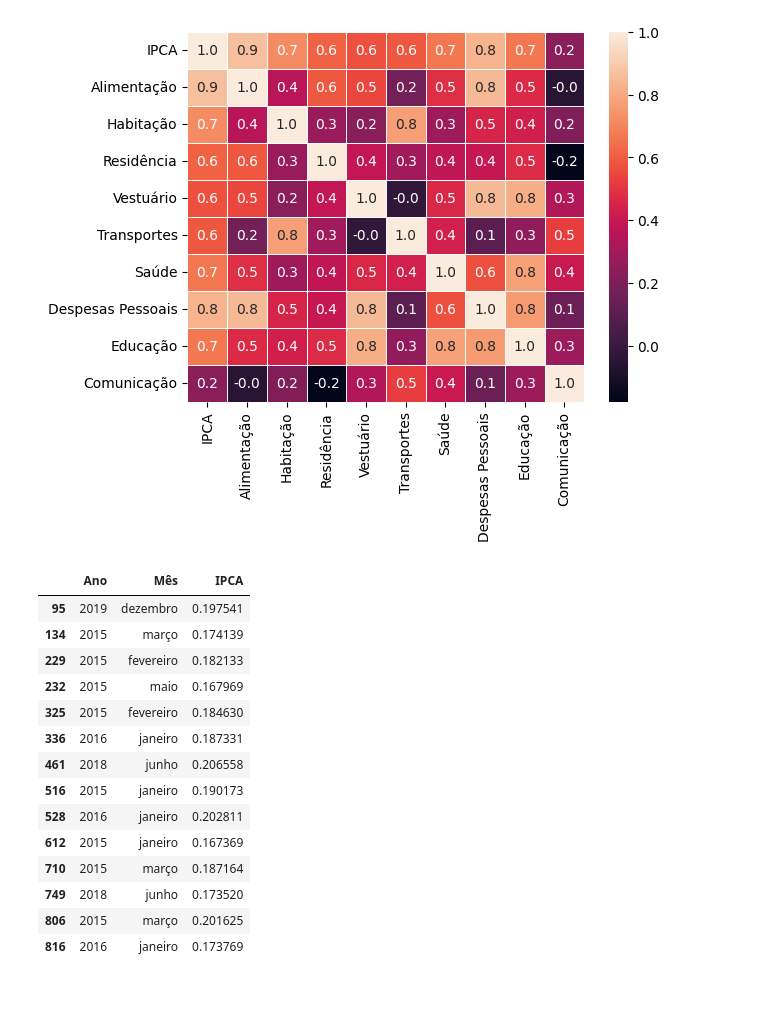
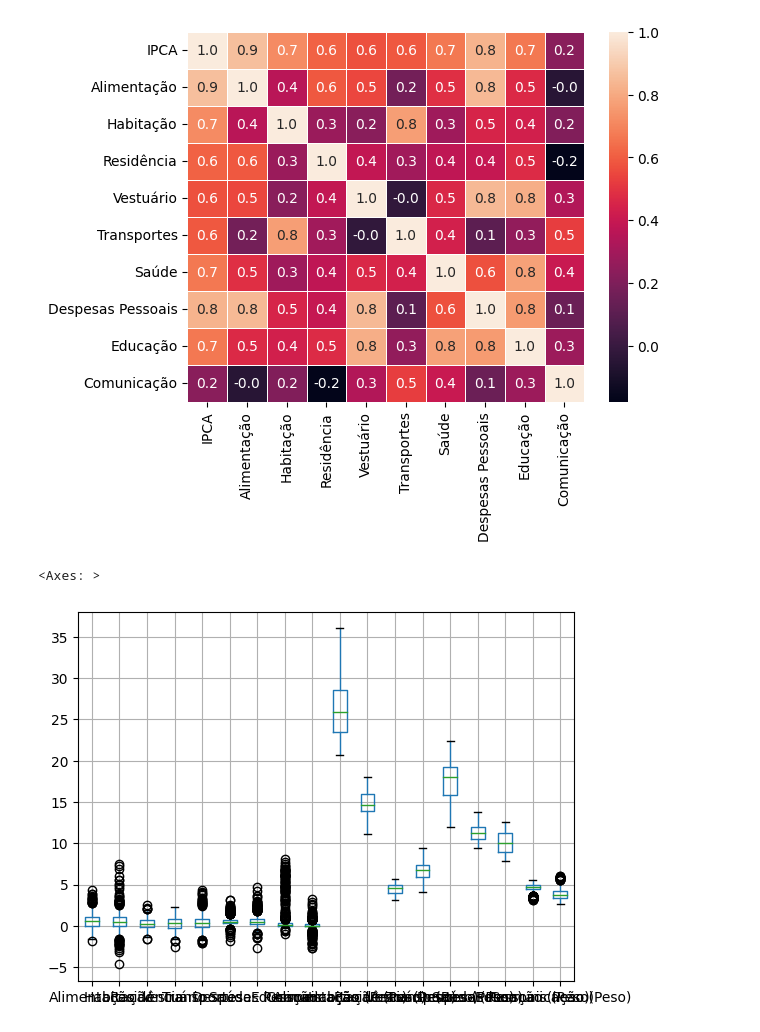
Before and after one commit to masterkey-07/proj-prob-ibge, a Jupyter notebook: notebook.ipynb, the cells around one changed output. Saved outputs shown, nothing was run; the diff lists cells and outputs as text; code cells hidden in the pictures; blank space fills up the shorter version.

```diff
--- a/notebook.ipynb
+++ b/notebook.ipynb
@@ -100,25 +89,15 @@ plot
 # %%
 # sn.lineplot(data=agrupado_ano[['Alimentação', 'IPCA', 'Despesas Pessoais', 'Educação', 'Saúde']].sum())
 # sn.lineplot(data=agrupado_ano[[ 'IPCA', 'Comunicação']].sum())
 
-AIQ = dados['IPCA'].quantile(0.75) - dados['IPCA'].quantile(0.25)
+Coluna = 'Comunicação'
 
-limite_superior = dados['IPCA'].quantile(0.75) + (1.5 * AIQ)
+AIQ = dados[Coluna].quantile(0.75) - dados[Coluna].quantile(0.25)
 
-dados[dados['IPCA'] > limite_superior][['Ano','Mês','IPCA']]
+limite_superior = dados[Coluna].quantile(0.75) + (1.5 * AIQ)
+limite_inferior = dados[Coluna].quantile(0.25) - (1.5 * AIQ)
+
+dados[columns[:9]].boxplot(return_type='axes')
 # %% [output]
-|  | Ano | Mês | IPCA |
-| 95 | 2019 | dezembro | 0.197541 |
-| 134 | 2015 | março | 0.174139 |
-| 229 | 2015 | fevereiro | 0.182133 |
-| 232 | 2015 | maio | 0.167969 |
-| 325 | 2015 | fevereiro | 0.184630 |
-| 336 | 2016 | janeiro | 0.187331 |
-| 461 | 2018 | junho | 0.206558 |
-| 516 | 2015 | janeiro | 0.190173 |
-| 528 | 2016 | janeiro | 0.202811 |
-| 612 | 2015 | janeiro | 0.167369 |
-| 710 | 2015 | março | 0.187164 |
-| 749 | 2018 | junho | 0.173520 |
-| 806 | 2015 | março | 0.201625 |
-| 816 | 2016 | janeiro | 0.173769 |
+<Axes: >
+[figure, added]
```
Also changed, not shown: parts of 1 cell of this notebook.
